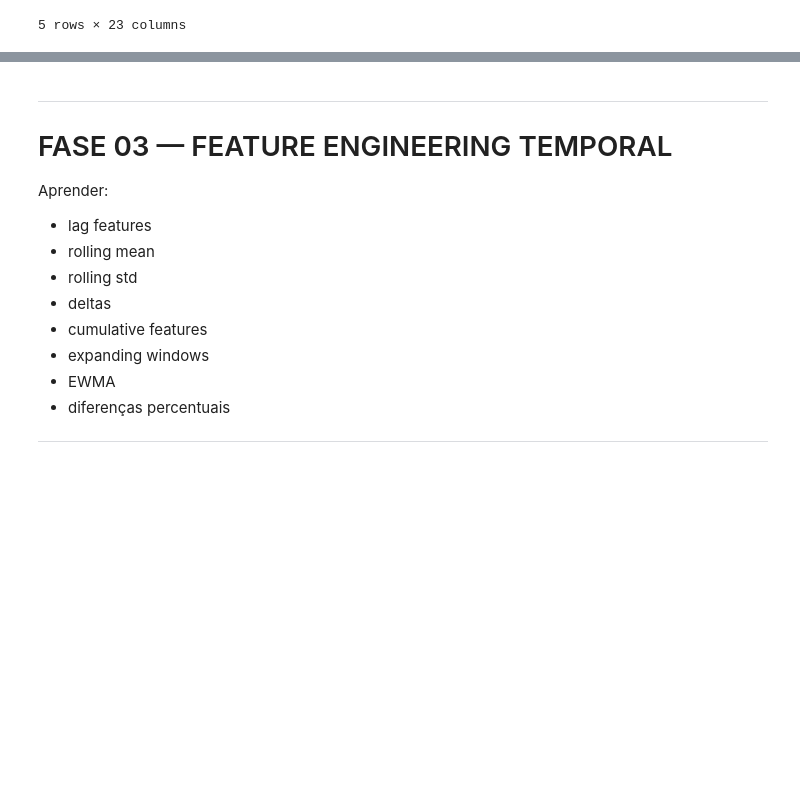
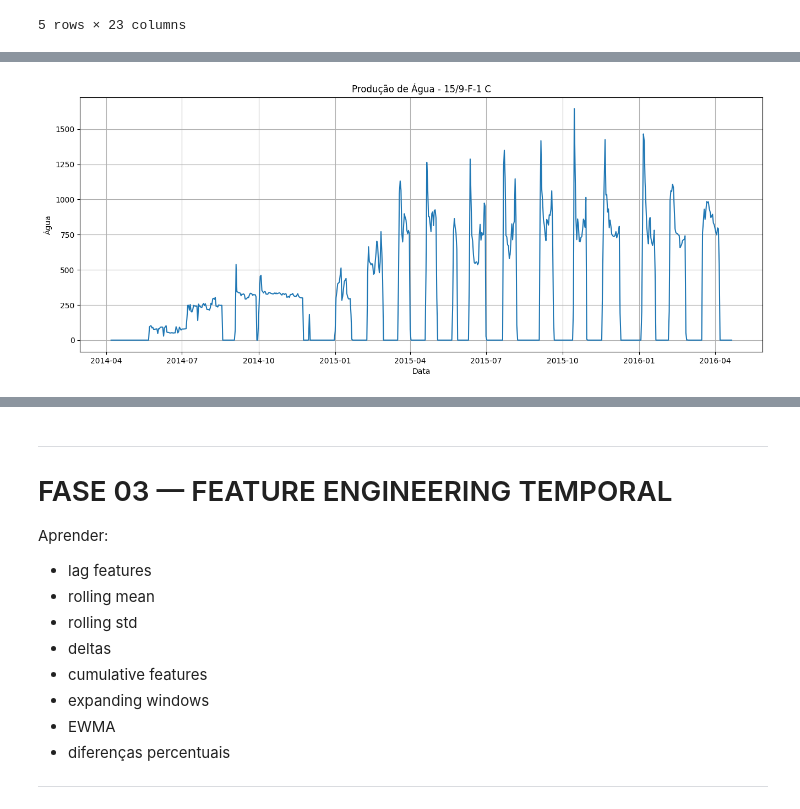
Before and after one commit to marcusvbrangel/production-surveillance, a Jupyter notebook: production_surveillance.ipynb, the cells around one changed output, grey strips where cells are left out. Drawn from its saved outputs; the diff is of its cells as text; code cells hidden in the pictures; blank space fills up the shorter version.

```diff
--- a/production_surveillance.ipynb
+++ b/production_surveillance.ipynb
@@ -561,0 +588,22 @@ df_well.head()
+# %%
+# ============================================================
+# PRODUCAO DE ÁGUA AO LONGO DO TEMPO
+# ============================================================
+
+plt.figure(figsize=(16,6))
+
+plt.plot(
+    df_well.index,
+    df_well["BORE_WAT_VOL"]
+)
+
+plt.title(f"Produção de Água - {well_name}")
+
+plt.xlabel("Data")
+plt.ylabel("Água")
+
+plt.grid(True)
+
+plt.show()
+# %% [output]
+[figure, added]
```
Also changed, not shown: parts of 8 cells of this notebook.
